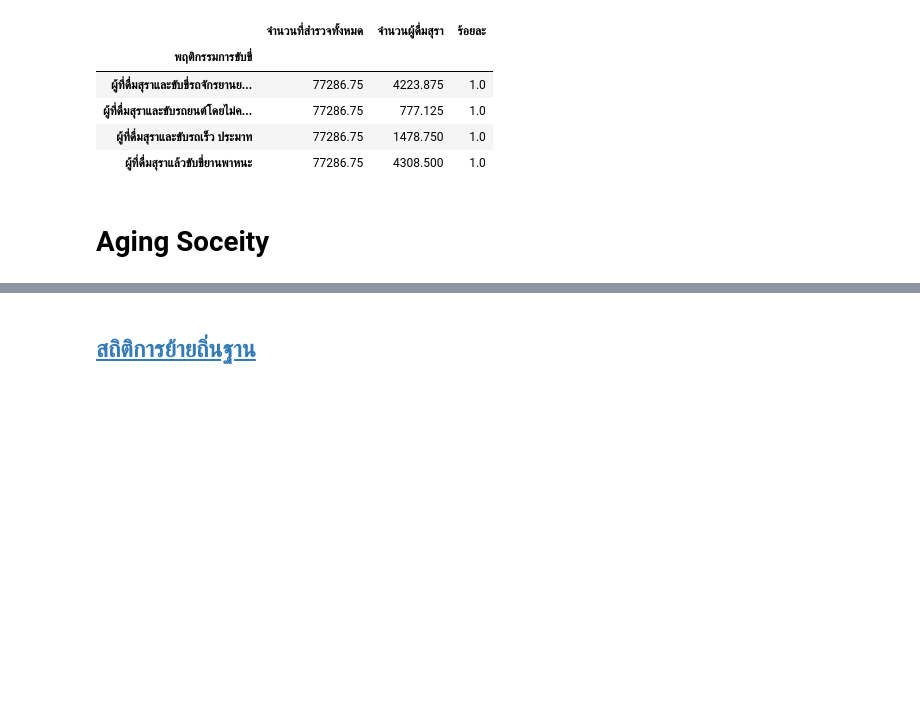
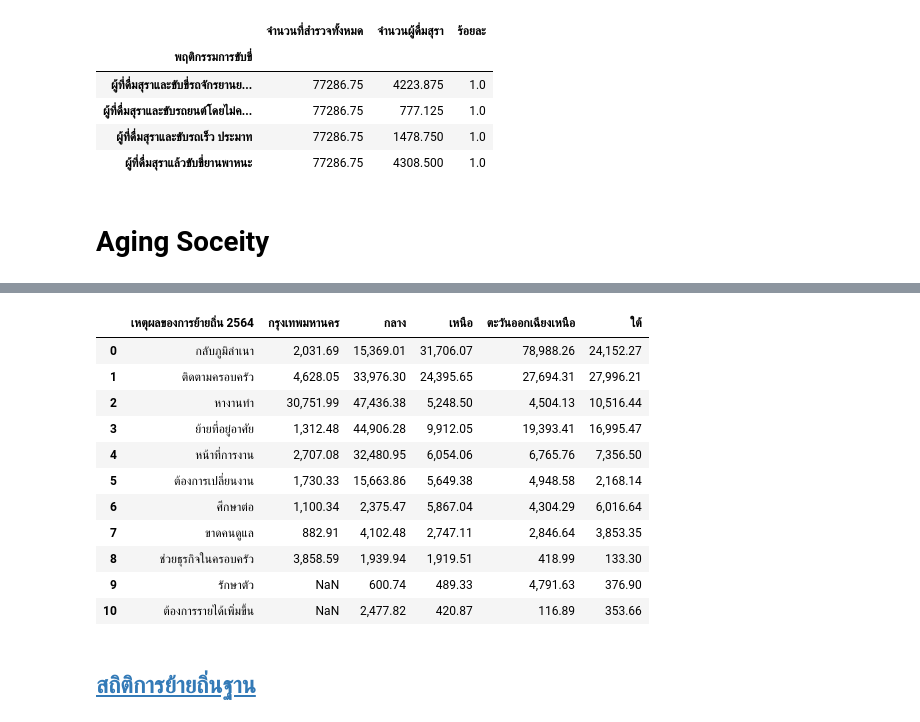
Before and after one commit to Zylink2/Machine_Learning_Project_2, a Jupyter notebook: Bank_draft.ipynb, the cells around one changed output, grey strips where cells are left out. Saved outputs shown, nothing was run; the diff lists cells and outputs as text; code cells hidden in the pictures; blank space fills up the shorter version.

```diff
--- a/Bank_draft.ipynb
+++ b/Bank_draft.ipynb
@@ -120,3 +149,19 @@ behav_pivot
+# %%
+reasons_64 = pd.read_csv('./files/เหตุผลของการย้ายถิ่น_64.csv')
+reasons_64
+# %% [output]
+|  | เหตุผลของการย้ายถิ่น 2564 | กรุงเทพมหานคร | กลาง | เหนือ | ตะวันออกเฉียงเหนือ | ใต้ |
+| 0 | กลับภูมิลำเนา | 2,031.69 | 15,369.01 | 31,706.07 | 78,988.26 | 24,152.27 |
+| 1 | ติดตามครอบครัว | 4,628.05 | 33,976.30 | 24,395.65 | 27,694.31 | 27,996.21 |
+| 2 | หางานทำ | 30,751.99 | 47,436.38 | 5,248.50 | 4,504.13 | 10,516.44 |
+| 3 | ย้ายที่อยู่อาศัย | 1,312.48 | 44,906.28 | 9,912.05 | 19,393.41 | 16,995.47 |
+| 4 | หน้าที่การงาน | 2,707.08 | 32,480.95 | 6,054.06 | 6,765.76 | 7,356.50 |
+| 5 | ต้องการเปลี่ยนงาน | 1,730.33 | 15,663.86 | 5,649.38 | 4,948.58 | 2,168.14 |
+| 6 | ศึกษาต่อ | 1,100.34 | 2,375.47 | 5,867.04 | 4,304.29 | 6,016.64 |
+| 7 | ขาดคนดูแล | 882.91 | 4,102.48 | 2,747.11 | 2,846.64 | 3,853.35 |
+| 8 | ช่วยธุรกิจในครอบครัว | 3,858.59 | 1,939.94 | 1,919.51 | 418.99 | 133.30 |
+| 9 | รักษาตัว | NaN | 600.74 | 489.33 | 4,791.63 | 376.90 |
+| 10 | ต้องการรายได้เพิ่มขึ้น | NaN | 2,477.82 | 420.87 | 116.89 | 353.66 |
 # %% [markdown]
 ## [สถิติการย้ายถิ่นฐาน](https://digi.data.go.th/showcase/migrating-in-thailand/)
 # %%
```
Also changed, not shown: parts of 8 cells of this notebook, 2 other files.
